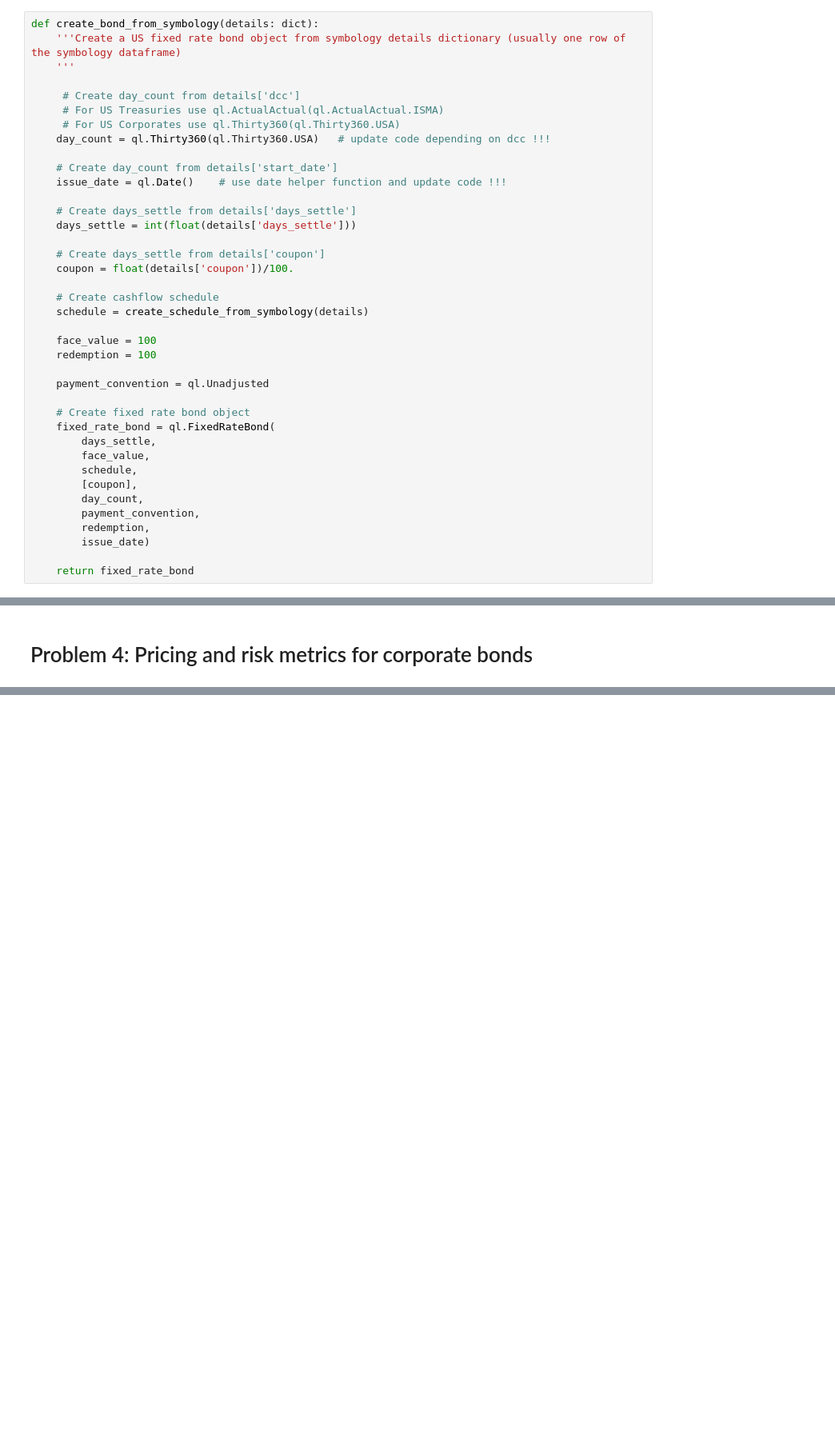
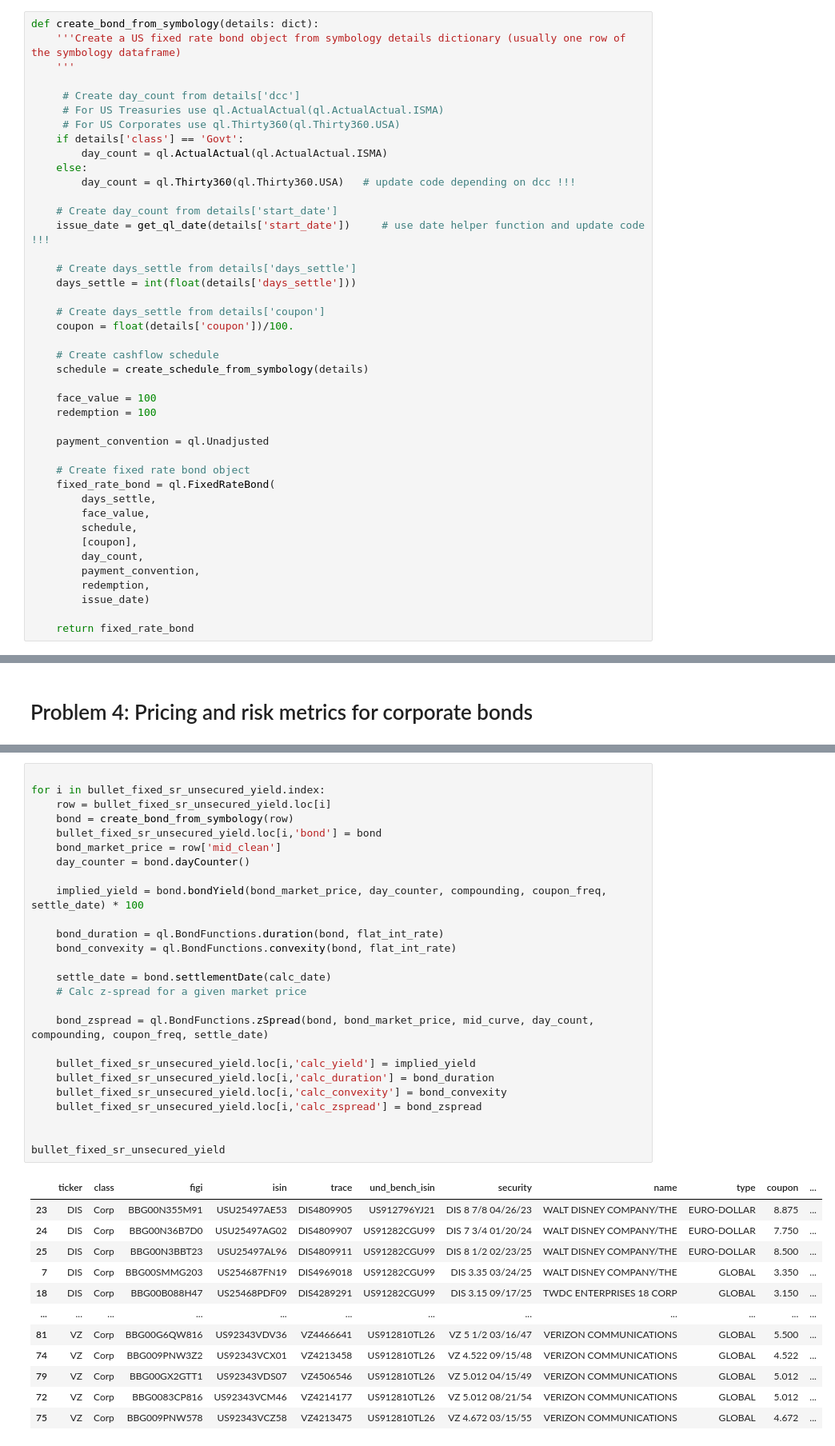
Before and after one commit to zhenyuwang09/credit_markets, a Jupyter notebook: HW2/Homework 2.ipynb, the cells around one changed output, grey strips where cells are left out. Shown: that part at 80% size. Drawn from its saved outputs; the diff is of its cells as text; blank space fills up the shorter version.

```diff
--- a/HW2/Homework 2.ipynb
+++ b/HW2/Homework 2.ipynb
@@ -94,10 +100,13 @@ def create_bond_from_symbology(details: dict):
      # Create day_count from details['dcc']
      # For US Treasuries use ql.ActualActual(ql.ActualActual.ISMA)
      # For US Corporates use ql.Thirty360(ql.Thirty360.USA)
-    day_count = ql.Thirty360(ql.Thirty360.USA)   # update code depending on dcc !!!
+    if details['class'] == 'Govt':
+        day_count = ql.ActualActual(ql.ActualActual.ISMA)
+    else:
+        day_count = ql.Thirty360(ql.Thirty360.USA)   # update code depending on dcc !!!
 
     # Create day_count from details['start_date']
-    issue_date = ql.Date()    # use date helper function and update code !!!
+    issue_date = get_ql_date(details['start_date'])     # use date helper function and update code !!!
 
     # Create days_settle from details['days_settle']
     days_settle = int(float(details['days_settle']))
@@ -255,3 +510,42 @@ Extend the dataframe with the following calculated risk metrics:
 
 | calc_yield | calc_zspread |
 |-------|-------------|
+# %%
+
+for i in bullet_fixed_sr_unsecured_yield.index:
+    row = bullet_fixed_sr_unsecured_yield.loc[i]
+    bond = create_bond_from_symbology(row)
+    bullet_fixed_sr_unsecured_yield.loc[i,'bond'] = bond
+    bond_market_price = row['mid_clean']
+    day_counter = bond.dayCounter()
+
+    implied_yield = bond.bondYield(bond_market_price, day_counter, compounding, coupon_freq, settle_date) * 100
+
+    bond_duration = ql.BondFunctions.duration(bond, flat_int_rate)
+    bond_convexity = ql.BondFunctions.convexity(bond, flat_int_rate)
+
+    settle_date = bond.settlementDate(calc_date)
+    # Calc z-spread for a given market price
+
+    bond_zspread = ql.BondFunctions.zSpread(bond, bond_market_price, mid_curve, day_count, compounding, coupon_freq, settle_date)
+
+    bullet_fixed_sr_unsecured_yield.loc[i,'calc_yield'] = implied_yield
+    bullet_fixed_sr_unsecured_yield.loc[i,'calc_duration'] = bond_duration
+    bullet_fixed_sr_unsecured_yield.loc[i,'calc_convexity'] = bond_convexity
+    bullet_fixed_sr_unsecured_yield.loc[i,'calc_zspread'] = bond_zspread
+
+
+bullet_fixed_sr_unsecured_yield
+# %% [output]
+|  | ticker | class | figi | isin | trace | und_bench_isin | security | name | type | coupon | ... |
+| 23 | DIS | Corp | BBG00N355M91 | USU25497AE53 | DIS4809905 | US912796YJ21 | DIS 8 7/8 04/26/23 | WALT DISNEY COMPANY/THE | EURO-DOLLAR | 8.875 | ... |
+| 24 | DIS | Corp | BBG00N36B7D0 | USU25497AG02 | DIS4809907 | US91282CGU99 | DIS 7 3/4 01/20/24 | WALT DISNEY COMPANY/THE | EURO-DOLLAR | 7.750 | ... |
+| 25 | DIS | Corp | BBG00N3BBT23 | USU25497AL96 | DIS4809911 | US91282CGU99 | DIS 8 1/2 02/23/25 | WALT DISNEY COMPANY/THE | EURO-DOLLAR | 8.500 | ... |
+| 7 | DIS | Corp | BBG00SMMG203 | US254687FN19 | DIS4969018 | US91282CGU99 | DIS 3.35 03/24/25 | WALT DISNEY COMPANY/THE | GLOBAL | 3.350 | ... |
+| 18 | DIS | Corp | BBG00B088H47 | US25468PDF09 | DIS4289291 | US91282CGU99 | DIS 3.15 09/17/25 | TWDC ENTERPRISES 18 CORP | GLOBAL | 3.150 | ... |
+| ... | ... | ... | ... | ... | ... | ... | ... | ... | ... | ... | ... |
+| 81 | VZ | Corp | BBG00G6QW816 | US92343VDV36 | VZ4466641 | US912810TL26 | VZ 5 1/2 03/16/47 | VERIZON COMMUNICATIONS | GLOBAL | 5.500 | ... |
+| 74 | VZ | Corp | BBG009PNW3Z2 | US92343VCX01 | VZ4213458 | US912810TL26 | VZ 4.522 09/15/48 | VERIZON COMMUNICATIONS | GLOBAL | 4.522 | ... |
+| 79 | VZ | Corp | BBG00GX2GTT1 | US92343VDS07 | VZ4506546 | US912810TL26 | VZ 5.012 04/15/49 | VERIZON COMMUNICATIONS | GLOBAL | 5.012 | ... |
+| 72 | VZ | Corp | BBG0083CP816 | US92343VCM46 | VZ4214177 | US912810TL26 | VZ 5.012 08/21/54 | VERIZON COMMUNICATIONS | GLOBAL | 5.012 | ... |
+| 75 | VZ | Corp | BBG009PNW578 | US92343VCZ58 | VZ4213475 | US912810TL26 | VZ 4.672 03/15/55 | VERIZON COMMUNICATIONS | GLOBAL | 4.672 | ... |
```
Also changed, not shown: parts of 23 cells of this notebook, 5 other files.
